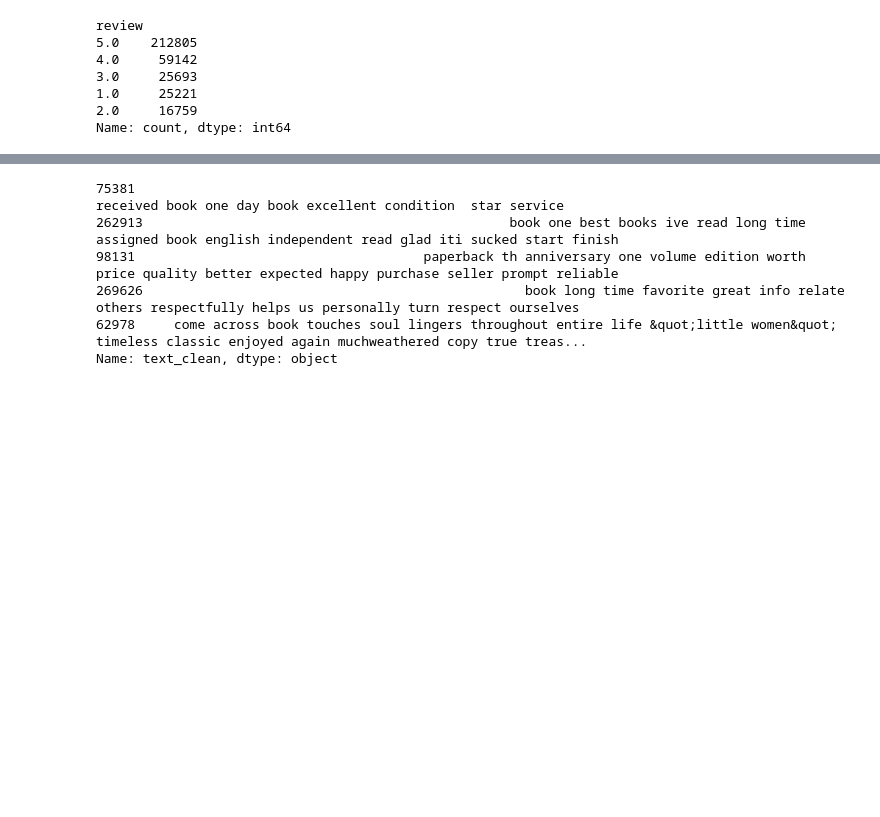
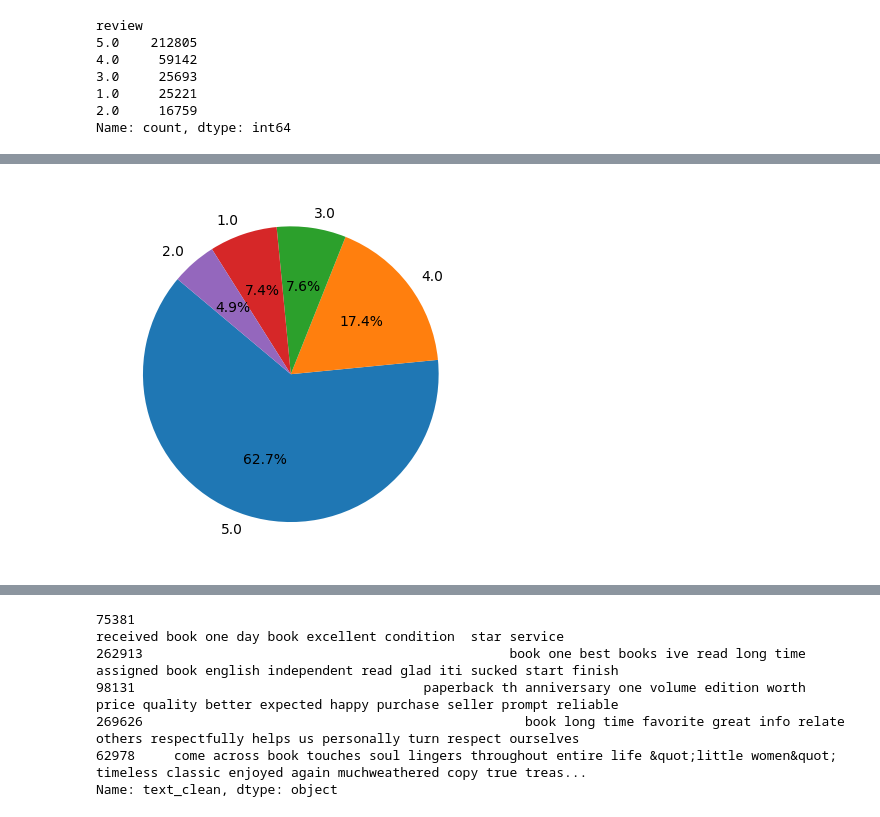
Before and after one commit to arnaldochm/final_project_nlp, a Jupyter notebook: notebooks/notebook_EDA.ipynb, the cells around one changed output, grey strips where cells are left out. Cells and saved outputs as stored; diff of their text form; code cells hidden in the pictures; blank space fills up the shorter version.

```diff
--- a/notebooks/notebook_EDA.ipynb
+++ b/notebooks/notebook_EDA.ipynb
@@ -204,0 +201,8 @@ Name: count, dtype: int64
+# %%
+#Create a pie Chart to see percentajes
+labels = df_all_data['review'].value_counts().keys().map(str)
+values = df_all_data['review'].value_counts() / df_all_data['review'].value_counts().shape[0]
+plt.pie(values, labels=labels, autopct='%1.1f%%', startangle=140)
+plt.show()
+# %% [output]
+[figure, added]
```
Also changed, not shown: parts of 20 cells of this notebook.
